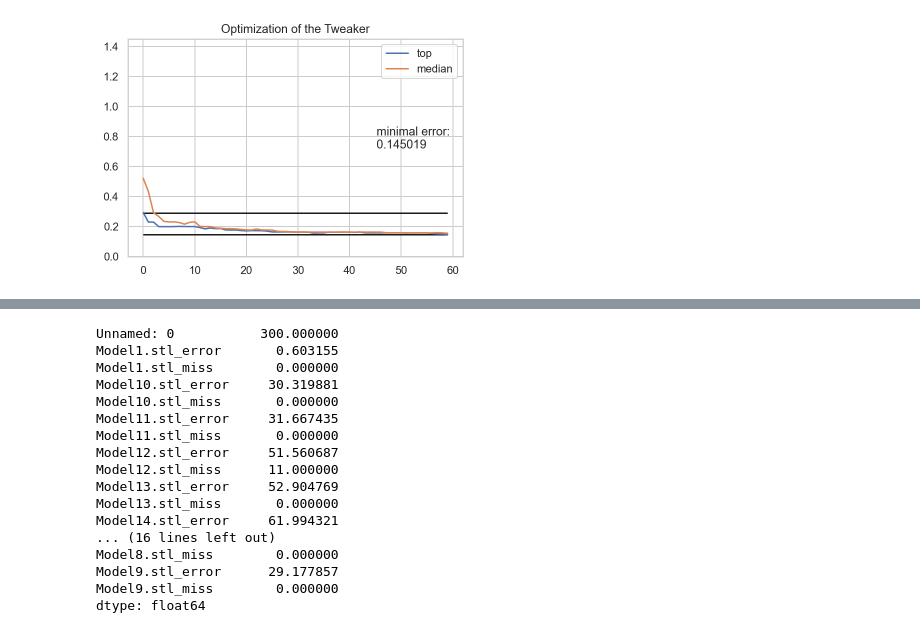
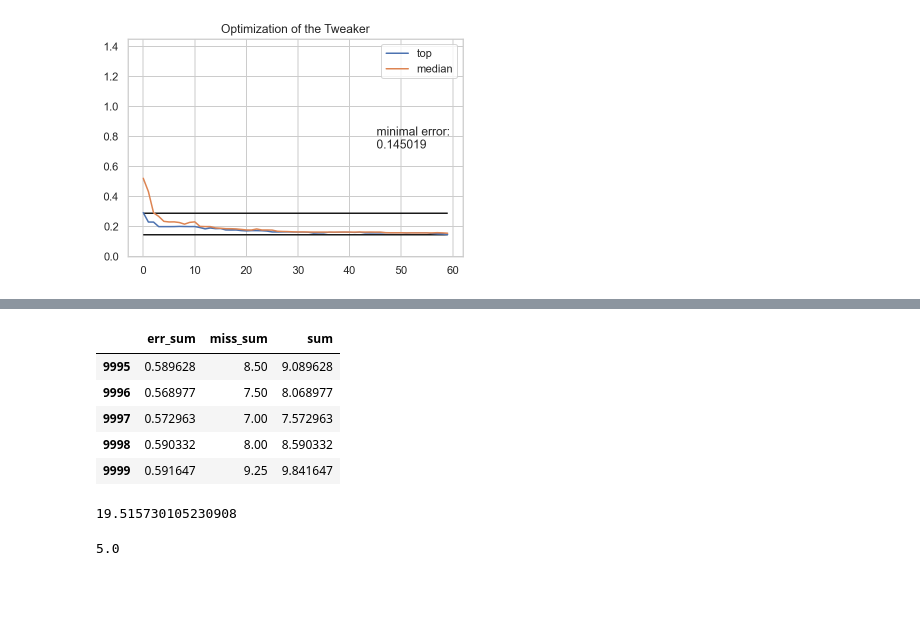
Before and after one commit to ChristophSchranz/Tweaker-3_optimize-using-ea, a Jupyter notebook: visualize_optimiziation.ipynb, the cells around one changed output, grey strips where cells are left out. Cells and saved outputs as stored; diff of their text form; code cells hidden in the pictures; blank space fills up the shorter version.

```diff
--- a/visualize_optimiziation.ipynb
+++ b/visualize_optimiziation.ipynb
@@ -127,21 +122,25 @@ statistics.head(10)
-# %%
-statistics.sum(axis=0)
-# %% [output]
-Unnamed: 0           300.000000
-Model1.stl_error       0.603155
-Model1.stl_miss        0.000000
-Model10.stl_error     30.319881
-Model10.stl_miss       0.000000
-Model11.stl_error     31.667435
-Model11.stl_miss       0.000000
-Model12.stl_error     51.560687
-Model12.stl_miss      11.000000
-Model13.stl_error     52.904769
-Model13.stl_miss       0.000000
-Model14.stl_error     61.994321
-... (16 lines left out)
-Model8.stl_miss        0.000000
-Model9.stl_error      29.177857
-Model9.stl_miss        0.000000
-dtype: float64
+# %%
+stats["err_sum"] = stats[[col for col in stats.columns if "_error" in col]].sum(axis=1)
+stats["miss_sum"] = stats[[col for col in stats.columns if "_miss" in col]].sum(axis=1)
+stats["sum"] = stats["err_sum"] + stats["miss_sum"]
+stats[["err_sum", "miss_sum", "sum"]].tail()
+# %% [output]
+|  | err_sum | miss_sum | sum |
+| 9995 | 0.589628 | 8.50 | 9.089628 |
+| 9996 | 0.568977 | 7.50 | 8.068977 |
+| 9997 | 0.572963 | 7.00 | 7.572963 |
+| 9998 | 0.590332 | 8.00 | 8.590332 |
+| 9999 | 0.591647 | 9.25 | 9.841647 |
+# %%
+stats.min(axis=0).sum()
+# %% [output]
+19.515730105230908
+# %%
+# minimal possible
+for m, v in stats[[col for col in stats.columns if "_miss" in col]].min(axis=0).iteritems():
+    pass
+    #print(f"{m}: \t{v}")
+stats[[col for col in stats.columns if "_miss" in col]].min(axis=0).sum()
+# %% [output]
+5.0
 # %%
```
Also changed, not shown: parts of 10 cells of this notebook, 2 other files.
